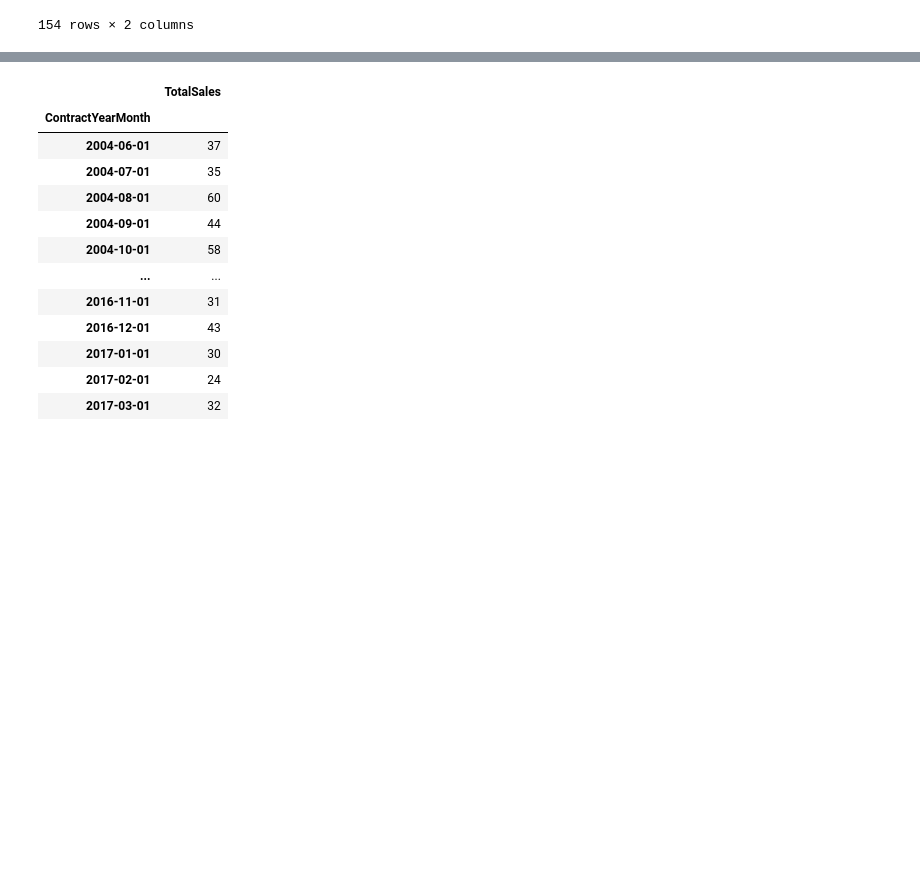
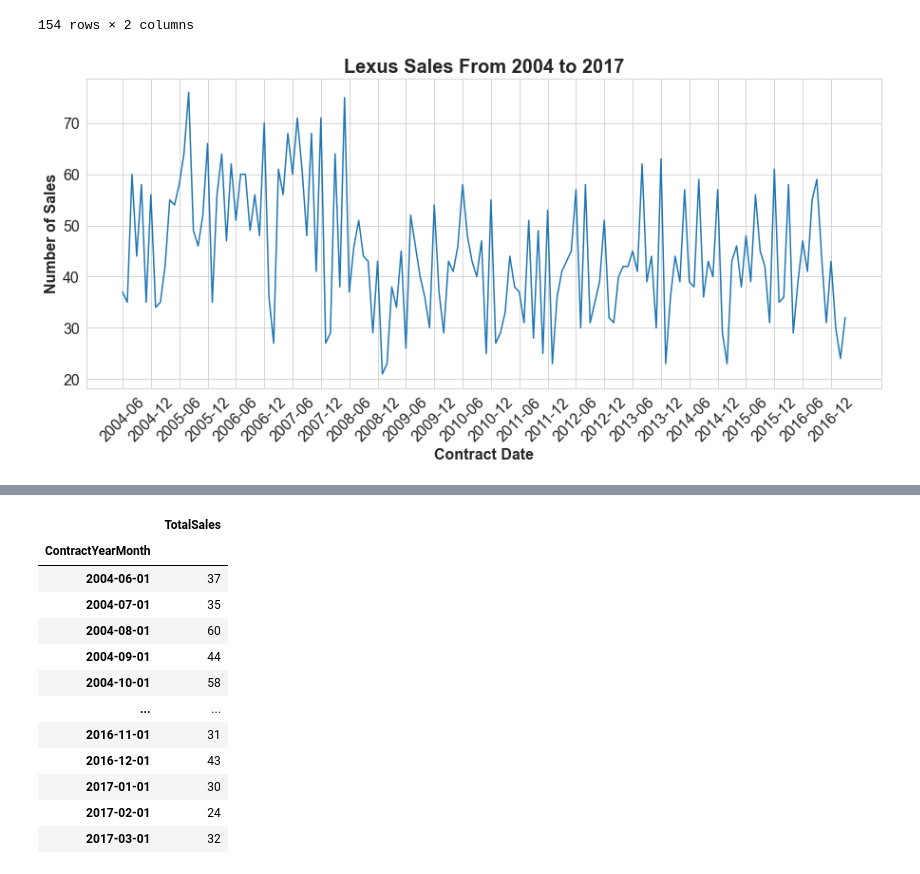
Before and after one commit to martell-n-tardy/Forecasting-with-a-Time-Series-Model-using-Python, a Jupyter notebook: notebooks/Exploratory Data Analysis.ipynb, the cells around one changed output, grey strips where cells are left out. Saved outputs shown, nothing was run; the diff lists cells and outputs as text; code cells hidden in the pictures; blank space fills up the shorter version.

```diff
--- a/notebooks/Exploratory Data Analysis.ipynb
+++ b/notebooks/Exploratory Data Analysis.ipynb
@@ -339,3 +203,18 @@ lex
 | 152 | 2017-02 | 24 |
 | 153 | 2017-03 | 32 |
 154 rows × 2 columns
+# %%
+#graph time plot of data to examine vehicle sales yearly/monthly for lexus vehicles only
+fig, ax = plt.subplots(figsize=(15, 6))
+
+sns.lineplot(lex['ContractYearMonth'], lex['TotalSales'])
+x_ticks = np.arange(0,153,6) #start at index 0, stop at 153, and step up by 6
+plt.xticks(x_ticks, rotation = 45)
+
+ax.set_title('Lexus Sales From 2004 to 2017', fontsize = 20, loc='center', fontdict=dict(weight='bold'))
+ax.set_xlabel('Contract Date', fontsize = 16, fontdict=dict(weight='bold'))
+ax.set_ylabel('Number of Sales', fontsize = 16, fontdict=dict(weight='bold'))
+plt.tick_params(axis='y', which='major', labelsize=16)
+plt.tick_params(axis='x', which='major', labelsize=16)
+# %% [output]
+[figure, added]
```
Also changed, not shown: parts of 128 cells of this notebook.
